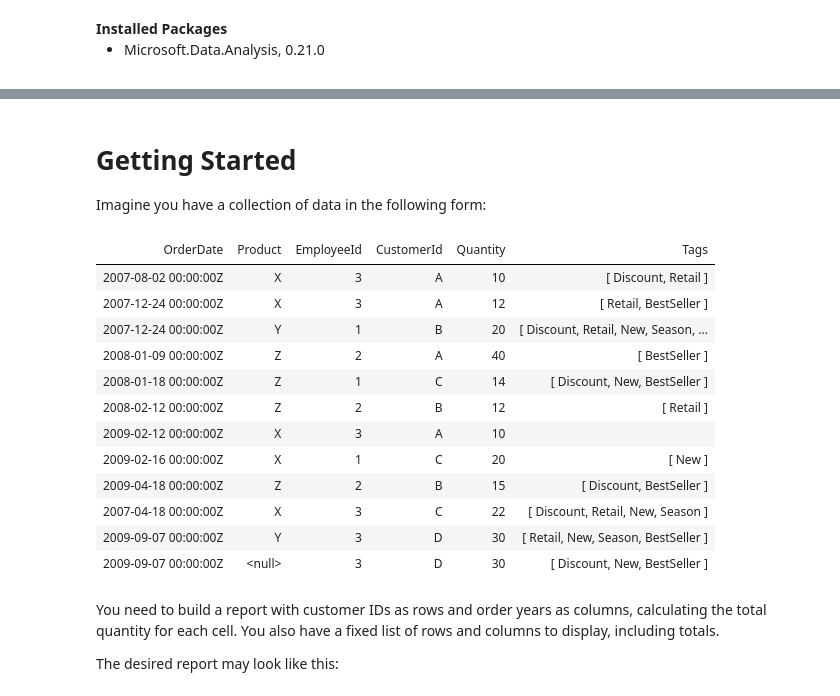
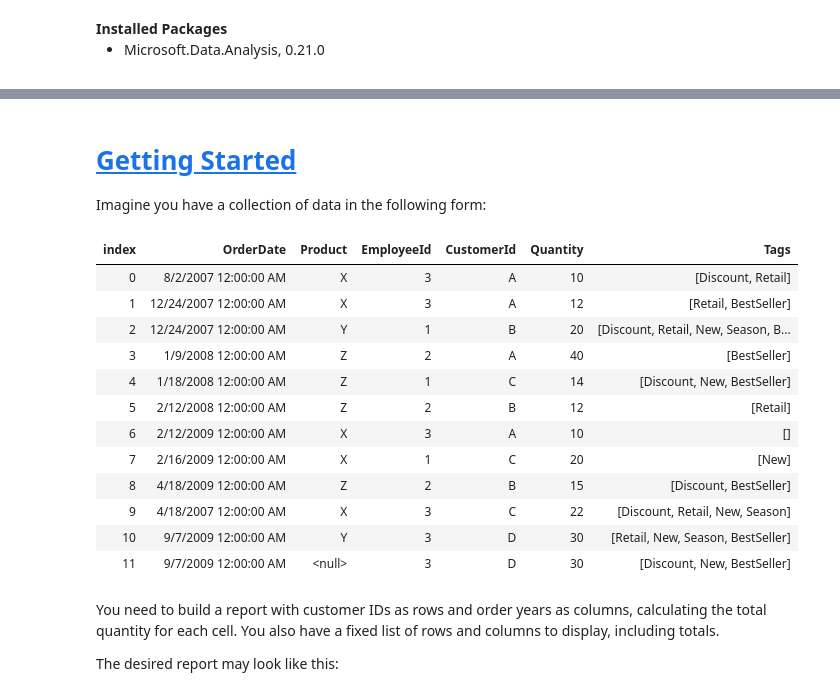
Before and after one commit to GennadyGS/CubeSharp, a Jupyter notebook: doc/CubeSharp.ipynb, the cells around one changed output, grey strips where cells are left out. Saved outputs shown, nothing was run; the diff lists cells and outputs as text; code cells hidden in the pictures.

```diff
--- a/doc/CubeSharp.ipynb
+++ b/doc/CubeSharp.ipynb
@@ -76,49 +96,49 @@ CubeSharp, 99.0.0.3-alpha
 # %% [markdown]
-# Getting Started
+# <a id='toc4_'></a>[Getting Started](#toc0_)
 
 Imagine you have a collection of data in the following form:
 # %%
 public record Order {
     public required DateTime OrderDate { get; init; }
     public required string Product { get; init; }
     public required int EmployeeId { get; init; }
     public required string CustomerId { get; init; }
     public required decimal Quantity { get; init; }
     public required string[] Tags { get; init; }
 }
 
 var orders = new Order[] {
     new() { OrderDate = new DateTime(2007, 08, 02), Product = "X", EmployeeId = 3, CustomerId = "A", Quantity = 10m, Tags = [ "Discount", "Retail" ] },
     new() { OrderDate = new DateTime(2007, 12, 24), Product = "X", EmployeeId = 3, CustomerId = "A", Quantity = 12m, Tags = [ "Retail", "BestSeller" ] },
     new() { OrderDate = new DateTime(2007, 12, 24), Product = "Y", EmployeeId = 1, CustomerId = "B", Quantity = 20m, Tags = [ "Discount", "Retail", "New", "Season", "BestSeller" ] },
     new() { OrderDate = new DateTime(2008, 01, 09), Product = "Z", EmployeeId = 2, CustomerId = "A", Quantity = 40m, Tags = [ "BestSeller" ] },
     new() { OrderDate = new DateTime(2008, 01, 18), Product = "Z", EmployeeId = 1, CustomerId = "C", Quantity = 14m, Tags = [ "Discount", "New", "BestSeller" ] },
     new() { OrderDate = new DateTime(2008, 02, 12), Product = "Z", EmployeeId = 2, CustomerId = "B", Quantity = 12m, Tags = [ "Retail" ] },
     new() { OrderDate = new DateTime(2009, 02, 12), Product = "X", EmployeeId = 3, CustomerId = "A", Quantity = 10m, Tags = new string[] {} },
     new() { OrderDate = new DateTime(2009, 02, 16), Product = "X", EmployeeId = 1, CustomerId = "C", Quantity = 20m, Tags = new [] { "New" } },
     new() { OrderDate = new DateTime(2009, 04, 18), Product = "Z", EmployeeId = 2, CustomerId = "B", Quantity = 15m, Tags = new [] { "Discount", "BestSeller" } },
     new() { OrderDate = new DateTime(2007, 04, 18), Product = "X", EmployeeId = 3, CustomerId = "C", Quantity = 22m, Tags = new [] { "Discount", "Retail", "New", "Season" } },
     new() { OrderDate = new DateTime(2009, 09, 07), Product = "Y", EmployeeId = 3, CustomerId = "D", Quantity = 30m, Tags = new [] { "Retail", "New", "Season", "BestSeller" } },
     new() { OrderDate = new DateTime(2009, 09, 07), Product = (string?)null!, EmployeeId = 3, CustomerId = "D", Quantity = 30m, Tags = new [] { "Discount", "New", "BestSeller" } },
 };
 
 orders
     .Select(order => order.ObjectToDictionary())
-    .DisplayTable();
+    .DisplayAsTable();
 # %% [output]
-| OrderDate | Product | EmployeeId | CustomerId | Quantity | Tags |
-| 2007-08-02 00:00:00Z | X | 3 | A | 10 | [ Discount, Retail ] |
-| 2007-12-24 00:00:00Z | X | 3 | A | 12 | [ Retail, BestSeller ] |
-| 2007-12-24 00:00:00Z | Y | 1 | B | 20 | [ Discount, Retail, New, Season, ... |
-| 2008-01-09 00:00:00Z | Z | 2 | A | 40 | [ BestSeller ] |
-| 2008-01-18 00:00:00Z | Z | 1 | C | 14 | [ Discount, New, BestSeller ] |
-| 2008-02-12 00:00:00Z | Z | 2 | B | 12 | [ Retail ] |
-| 2009-02-12 00:00:00Z | X | 3 | A | 10 |  |
-| 2009-02-16 00:00:00Z | X | 1 | C | 20 | [ New ] |
-| 2009-04-18 00:00:00Z | Z | 2 | B | 15 | [ Discount, BestSeller ] |
-| 2007-04-18 00:00:00Z | X | 3 | C | 22 | [ Discount, Retail, New, Season ] |
-| 2009-09-07 00:00:00Z | Y | 3 | D | 30 | [ Retail, New, Season, BestSeller ] |
-| 2009-09-07 00:00:00Z | <null> | 3 | D | 30 | [ Discount, New, BestSeller ] |
+| index | OrderDate | Product | EmployeeId | CustomerId | Quantity | Tags |
+| 0 | 8/2/2007 12:00:00 AM | X | 3 | A | 10 | [Discount, Retail] |
+| 1 | 12/24/2007 12:00:00 AM | X | 3 | A | 12 | [Retail, BestSeller] |
+| 2 | 12/24/2007 12:00:00 AM | Y | 1 | B | 20 | [Discount, Retail, New, Season, B... |
+| 3 | 1/9/2008 12:00:00 AM | Z | 2 | A | 40 | [BestSeller] |
+| 4 | 1/18/2008 12:00:00 AM | Z | 1 | C | 14 | [Discount, New, BestSeller] |
+| 5 | 2/12/2008 12:00:00 AM | Z | 2 | B | 12 | [Retail] |
+| 6 | 2/12/2009 12:00:00 AM | X | 3 | A | 10 | [] |
+| 7 | 2/16/2009 12:00:00 AM | X | 1 | C | 20 | [New] |
+| 8 | 4/18/2009 12:00:00 AM | Z | 2 | B | 15 | [Discount, BestSeller] |
+| 9 | 4/18/2007 12:00:00 AM | X | 3 | C | 22 | [Discount, Retail, New, Season] |
+| 10 | 9/7/2009 12:00:00 AM | Y | 3 | D | 30 | [Retail, New, Season, BestSeller] |
+| 11 | 9/7/2009 12:00:00 AM | <null> | 3 | D | 30 | [Discount, New, BestSeller] |
 # %% [markdown]
 You need to build a report with customer IDs as rows and order years as columns, calculating the total quantity for each cell. You also have a fixed list of rows and columns to display, including totals.
 
```
Also changed, not shown: parts of 17 cells of this notebook.
